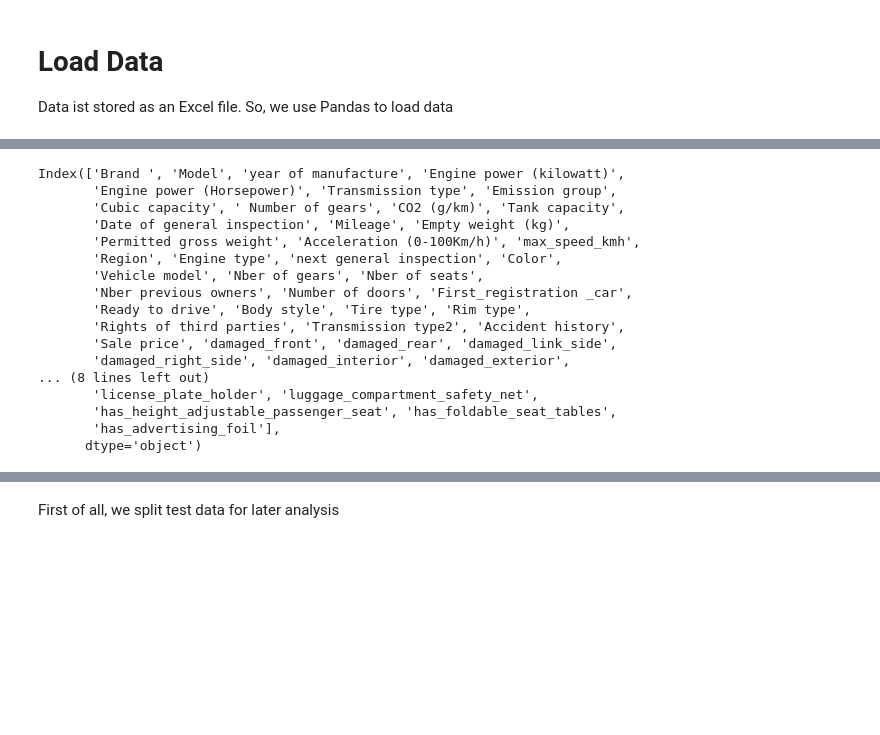
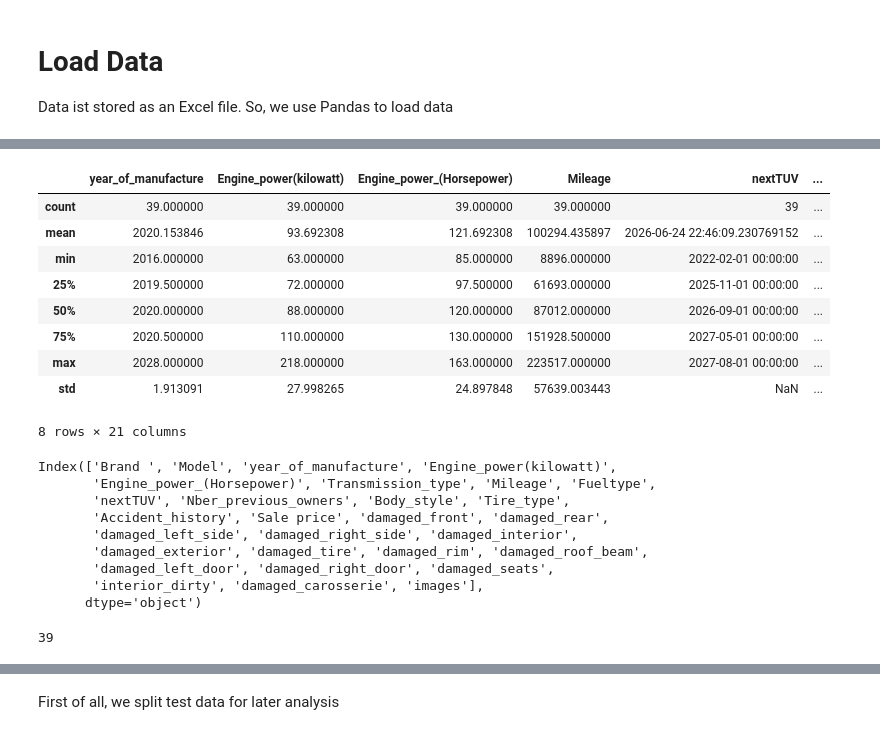
Before and after one commit to Camil-a/Bachelorarbeit_KI_preissystem, a Jupyter notebook: 1-cleaning/cleaningProcess.ipynb, the cells around one changed output, grey strips where cells are left out. Drawn from its saved outputs; the diff is of its cells as text; code cells hidden in the pictures; blank space fills up the shorter version.

```diff
--- a/1-cleaning/cleaningProcess.ipynb
+++ b/1-cleaning/cleaningProcess.ipynb
@@ -54,3 +67,16 @@ is path avaiable: True
+# %%
+data.describe()
+# %% [output]
+|  | year_of_manufacture | Engine_power(kilowatt) | Engine_power_(Horsepower) | Mileage | nextTUV | ... |
+| count | 39.000000 | 39.000000 | 39.000000 | 39.000000 | 39 | ... |
+| mean | 2020.153846 | 93.692308 | 121.692308 | 100294.435897 | 2026-06-24 22:46:09.230769152 | ... |
+| min | 2016.000000 | 63.000000 | 85.000000 | 8896.000000 | 2022-02-01 00:00:00 | ... |
+| 25% | 2019.500000 | 72.000000 | 97.500000 | 61693.000000 | 2025-11-01 00:00:00 | ... |
+| 50% | 2020.000000 | 88.000000 | 120.000000 | 87012.000000 | 2026-09-01 00:00:00 | ... |
+| 75% | 2020.500000 | 110.000000 | 130.000000 | 151928.500000 | 2027-05-01 00:00:00 | ... |
+| max | 2028.000000 | 218.000000 | 163.000000 | 223517.000000 | 2027-08-01 00:00:00 | ... |
+| std | 1.913091 | 27.998265 | 24.897848 | 57639.003443 | NaN | ... |
+8 rows × 21 columns
 # %%
 # delete unnamed colunm
 #data = data.drop(columns=["Unnamed: 13474"])
@@ -79,24 +105,18 @@ datatime=data['next general inspection']
 # print(data['next general inspection'])
 # %%
 print(data.columns)
+len(data)
 # %% [output]
-Index(['Brand ', 'Model', 'year of manufacture', 'Engine power (kilowatt)',
-       'Engine power (Horsepower)', 'Transmission type', 'Emission group',
-       'Cubic capacity', ' Number of gears', 'CO2 (g/km)', 'Tank capacity',
-       'Date of general inspection', 'Mileage', 'Empty weight (kg)',
-       'Permitted gross weight', 'Acceleration (0-100Km/h)', 'max_speed_kmh',
-       'Region', 'Engine type', 'next general inspection', 'Color',
-       'Vehicle model', 'Nber of gears', 'Nber of seats',
-       'Nber previous owners', 'Number of doors', 'First_registration _car',
-       'Ready to drive', 'Body style', 'Tire type', 'Rim type',
-       'Rights of third parties', 'Transmission type2', 'Accident history',
-       'Sale price', 'damaged_front', 'damaged_rear', 'damaged_link_side',
-       'damaged_right_side', 'damaged_interior', 'damaged_exterior',
-... (8 lines left out)
-       'license_plate_holder', 'luggage_compartment_safety_net',
-       'has_height_adjustable_passenger_seat', 'has_foldable_seat_tables',
-       'has_advertising_foil'],
+Index(['Brand ', 'Model', 'year_of_manufacture', 'Engine_power(kilowatt)',
+       'Engine_power_(Horsepower)', 'Transmission_type', 'Mileage', 'Fueltype',
+       'nextTUV', 'Nber_previous_owners', 'Body_style', 'Tire_type',
+       'Accident_history', 'Sale price', 'damaged_front', 'damaged_rear',
+       'damaged_left_side', 'damaged_right_side', 'damaged_interior',
+       'damaged_exterior', 'damaged_tire', 'damaged_rim', 'damaged_roof_beam',
+       'damaged_left_door', 'damaged_right_door', 'damaged_seats',
+       'interior_dirty', 'damaged_carosserie', 'images'],
       dtype='object')
+39
 # %%
 data.isnull().sum().sort_values(ascending=False)
 # %% [output]
```
Also changed, not shown: parts of 11 cells of this notebook, 4 other files.
